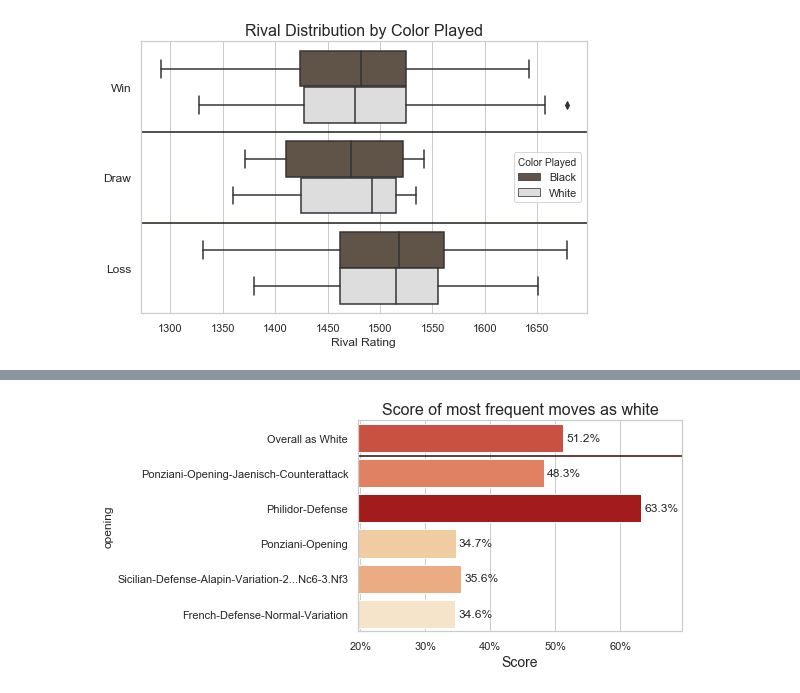
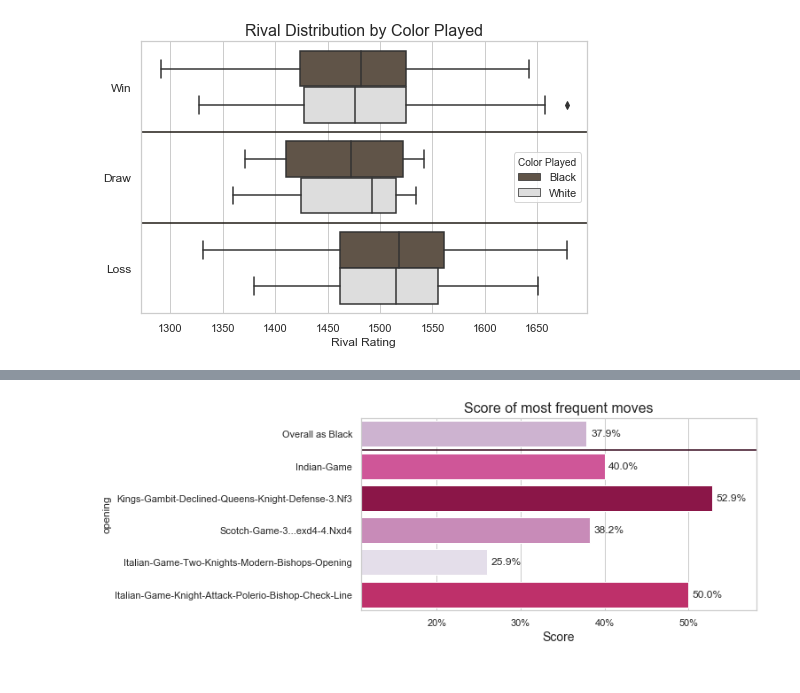
Before and after one commit to yairvogel/Chess-Analysis, a Jupyter notebook: Analysis.ipynb, the cells around one changed output, grey strips where cells are left out. Saved outputs shown, nothing was run; the diff lists cells and outputs as text; code cells hidden in the pictures.

```diff
--- a/Analysis.ipynb
+++ b/Analysis.ipynb
@@ -309,12 +246,3 @@ let's see what is the best first moves for me to play against the philidor defen
-# %%
-one_year = dt.timedelta(days=365)
-year_ago = dt.datetime.today() - one_year
-f_last_year = games.end_time > year_ago
-
-f_philidor = games.moves.apply(philidor_moves).fillna(False)
-
-games['third_move'] = (games['moves']).apply(lambda x: extract_move(x, 3))
-third_move_freq = games.loc[f_philidor].groupby('third_move').size().sort_values(ascending=False)
 # %%
 last_year = games.loc[f_last_year].copy()
 
@@ -345,40 +306,38 @@ plt.savefig('plots/RivalDistbyColor.png', dpi=300)
 # %%
 all_games = games.copy()
 
 
 all_games['score'] = all_games.won.apply(chess_scores)
 
-scores = all_games.loc[f_white & f_1450].groupby('opening').agg({'score': np.mean, 'end_time': np.count_nonzero})
+scores = all_games.loc[f_black & f_1450].groupby('opening').agg({'score': np.mean, 'end_time': np.count_nonzero})
 
-overall_score = (white_openings_df.result * white_openings_df.score).sum() / white_openings_df.result.sum()
+overall_score = (scores.end_time * scores.score).sum() / scores.end_time.sum()
 
 data = scores.sort_values('end_time', ascending=False).score.head()
-data['Overall as White'] = overall_score
+data['Overall as Black'] = overall_score
 data *= 100
 
-white_pal = np.array(sns.color_palette('OrRd'))
+pal = np.array(sns.color_palette('PuRd'))
 
-data = data.reindex(['Overall as White'] + data.index[:-1].to_list())
+data = data.reindex(['Overall as Black'] + data.index[:-1].to_list())  # move 'Overall as Black' to top
 
-ranks = data.argsort().argsort()
+ranks = data.argsort().argsort()  # transform array into ranks
 
 ax = sns.barplot(data, data.index, palette=pal[ranks],)
 
 ax.axhline(.5, color=pal[-1]*.3)
 
 ax.set_xlim(max(0, data.min() - 15), min(data.max() + 10, data.max()*1.1))
 
 for p in ax.patches:
     ax.text(p.get_width() + .5, p.get_height() / 2 + p.get_y(), f'{p.get_width():.1f}%', va='center', fontsize=12)
 
 ax.xaxis.set_major_formatter(FormatStrFormatter('%d%%'))
 ax.set_xlabel('Score', fontsize=14)
 
-ax.set_title('Score of most frequent moves as white', fontsize=16)
+ax.set_title('Score of most frequent moves', fontsize=16)
 
-plt.tight_layout()
-
-ax.figure.set_size_inches(13, 4)
-plt.savefig('plots/WhiteOpeningsScore.png', dpi=300)
+ax.figure.set_size_inches(8, 4)
+plt.savefig('plots/BlackOpeningsScore.png', dpi=300)
 # %% [output]
-[figure, old version]
+[figure, new version]
```
Also changed, not shown: parts of 23 cells of this notebook, 3 other files.
